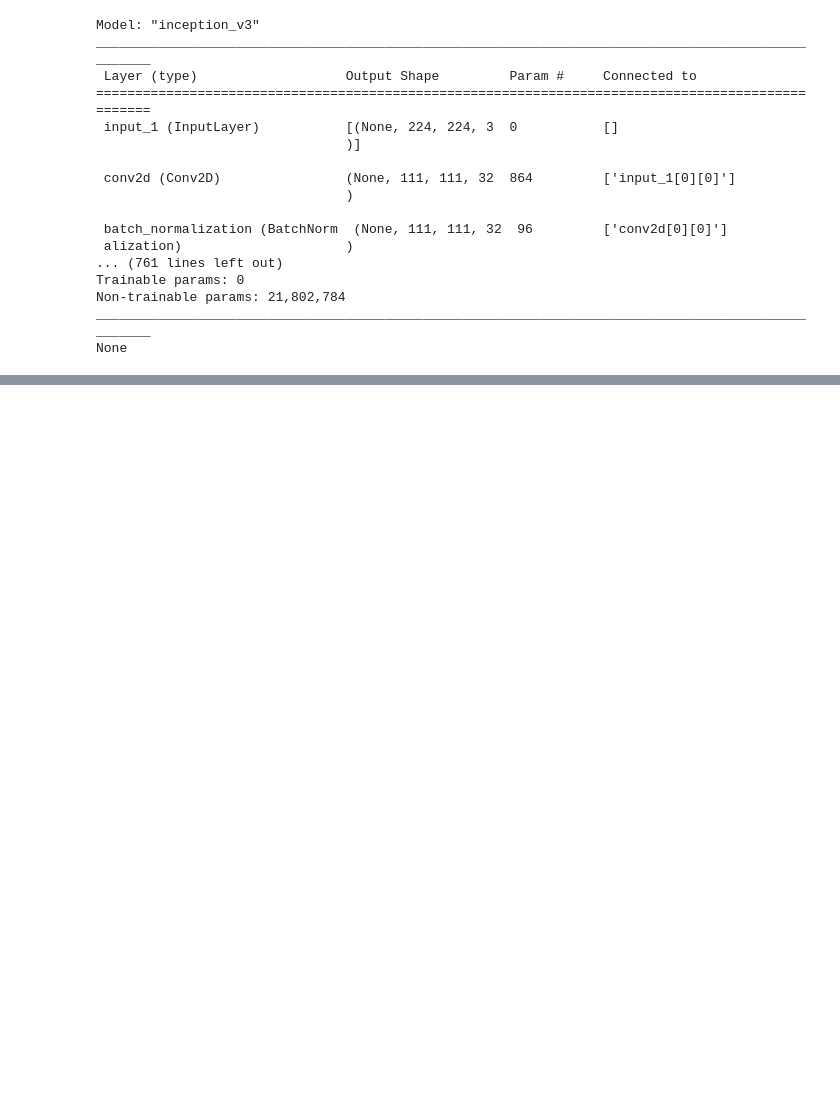
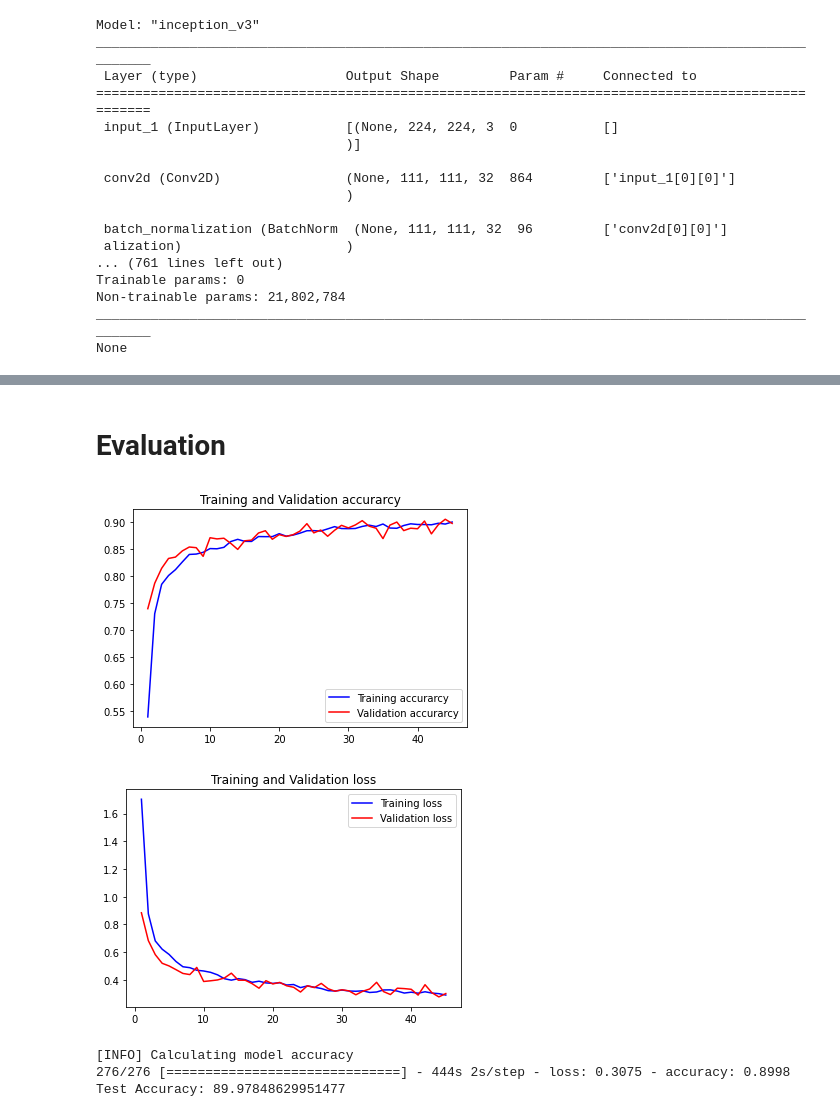
Before and after one commit to mhmmdhafidzr/PlantCare, a Jupyter notebook: PlantCare - Bangkit 2023 Capstone Project.ipynb, the cells around one changed output, grey strips where cells are left out. Cells and saved outputs as stored; diff of their text form; code cells hidden in the pictures; blank space fills up the shorter version.

Commit message:
Inputing new dataset and retrain new model
Retraining model using our old model to get better predictions that reflect actual conditions on the field.

```diff
--- a/PlantCare - Bangkit 2023 Capstone Project.ipynb
+++ b/PlantCare - Bangkit 2023 Capstone Project.ipynb
@@ -130,10 +138,13 @@ Trainable params: 1,332,777
 Non-trainable params: 21,802,784
 __________________________________________________________________________________________________
 # %%
+#Compile the model with adam optimizer and a decaying learning rate
+
 import keras
 from keras.optimizers import Adam
+
 learning_rate = 0.001
-epoch = 5
+epoch = 45
 
 opt = Adam(learning_rate=learning_rate, decay=learning_rate / epoch)
 model.compile(loss='categorical_crossentropy', optimizer=opt,metrics=["accuracy"])
@@ -140,10 +153,12 @@ model.compile(loss='categorical_crossentropy', optimizer=opt,metrics=["accuracy"
 # %%
+# Assign a checkpoint callback to save the best model
+
 from keras.callbacks import ModelCheckpoint, ReduceLROnPlateau
 
 checkpoint = ModelCheckpoint('model.h5', verbose=1, save_best_only=True)
 
 history = model.fit(train_generator,
-                    epochs=30,
+                    epochs=epoch,
                     batch_size=BS,
                     validation_data = validation_generator,
                     steps_per_epoch=steps_per_epoch,
@@ -153,0 +184,40 @@ KeyboardInterrupt:
+# %% [markdown]
+# Evaluation
+# %%
+# Check the accuracy and loss graph
+
+
+import matplotlib.pyplot as plt
+
+acc = history.history['accuracy']
+val_acc = history.history['val_accuracy']
+loss = history.history['loss']
+val_loss = history.history['val_loss']
+epochs = range(1, len(acc) + 1)
+
+#Train and validation accuracy
+plt.plot(epochs, acc, 'b', label='Training accurarcy')
+plt.plot(epochs, val_acc, 'r', label='Validation accurarcy')
+plt.title('Training and Validation accurarcy')
+plt.legend()
+
+plt.figure()
+#Train and validation loss
+plt.plot(epochs, loss, 'b', label='Training loss')
+plt.plot(epochs, val_loss, 'r', label='Validation loss')
+plt.title('Training and Validation loss')
+plt.legend()
+plt.show()
+# %% [output]
+[figure, added]
+[figure, added]
+# %%
+#Evaluate the model
+
+print("[INFO] Calculating model accuracy")
+scores = model.evaluate(test_generator)
+print(f"Test Accuracy: {scores[1]*100}")
+# %% [output]
+[INFO] Calculating model accuracy
+276/276 [==============================] - 444s 2s/step - loss: 0.3075 - accuracy: 0.8998
+Test Accuracy: 89.97848629951477
```
Also changed, not shown: parts of 30 cells of this notebook.
